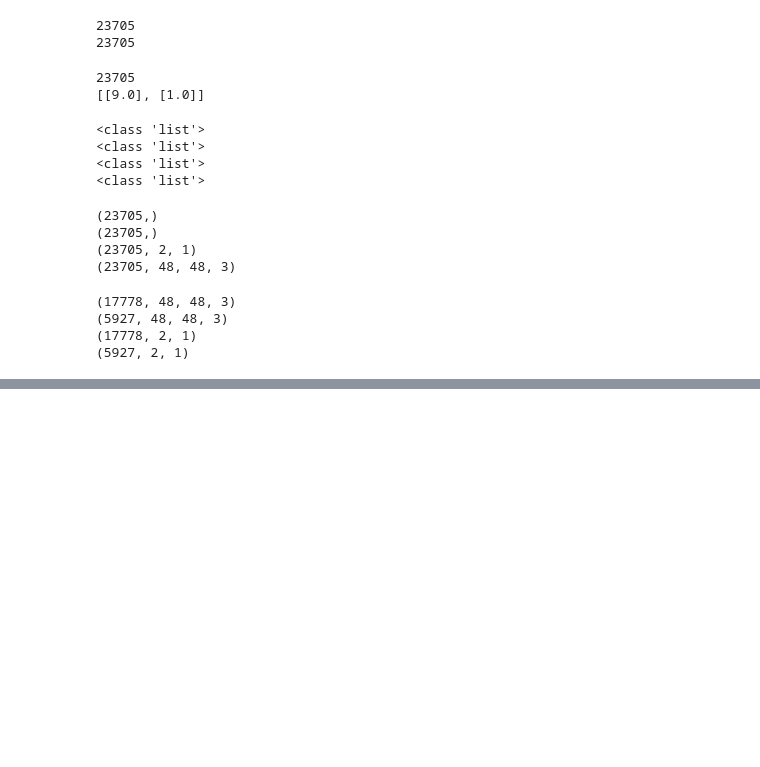
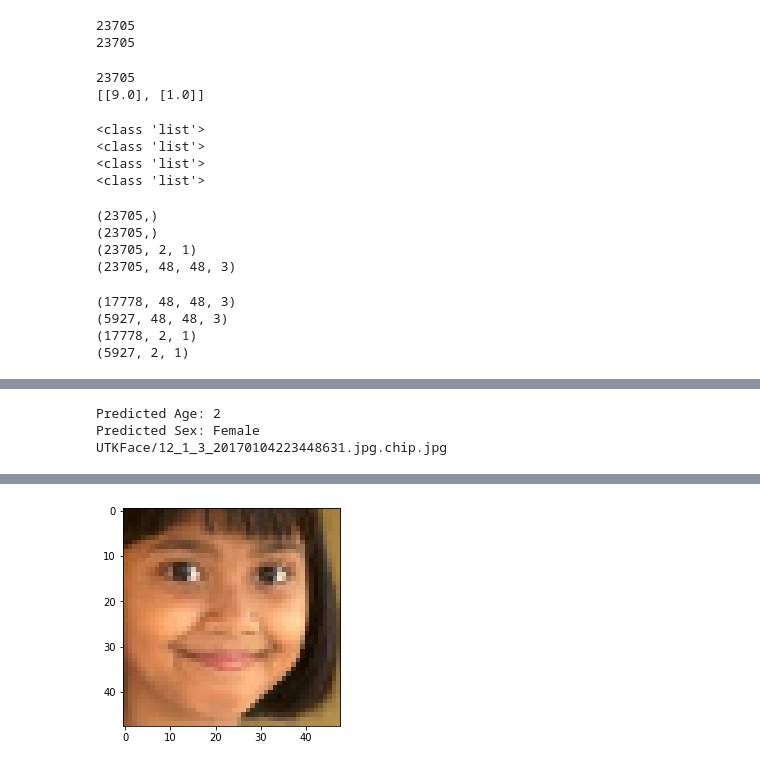
Before and after one commit to reeteshsudhakar/utk-image-classifier, a Jupyter notebook: utk-image-classification.ipynb, the cells around one changed output, grey strips where cells are left out. Saved outputs shown, nothing was run; the diff lists cells and outputs as text; code cells hidden in the pictures; blank space fills up the shorter version.

```diff
--- a/utk-image-classification.ipynb
+++ b/utk-image-classification.ipynb
@@ -436,0 +437,19 @@ plt.show()
+# %%
+def test_image(ind,X,Model):
+    plt.imshow(X[ind])
+    image_test=X[ind]
+    pred_1 = Model.predict(np.array([image_test]))
+    sex_f = ['Male','Female']
+    age = int(np.round(pred_1[1][0]))
+    sex = int(np.round(pred_1[0][0]))
+
+    print("Predicted Age: " + str(age))
+    print("Predicted Sex: " + sex_f[sex])
+
+
+test_image(1980, images_f_2, test_model)
+print(files[1980])
+# %% [output]
+Predicted Age: 2
+Predicted Sex: Female
+UTKFace/12_1_3_20170104223448631.jpg.chip.jpg
@@ -436,0 +457 @@ plt.show()
+[figure, added]
```
Also changed, not shown: parts of 14 cells of this notebook, 5 other files.
